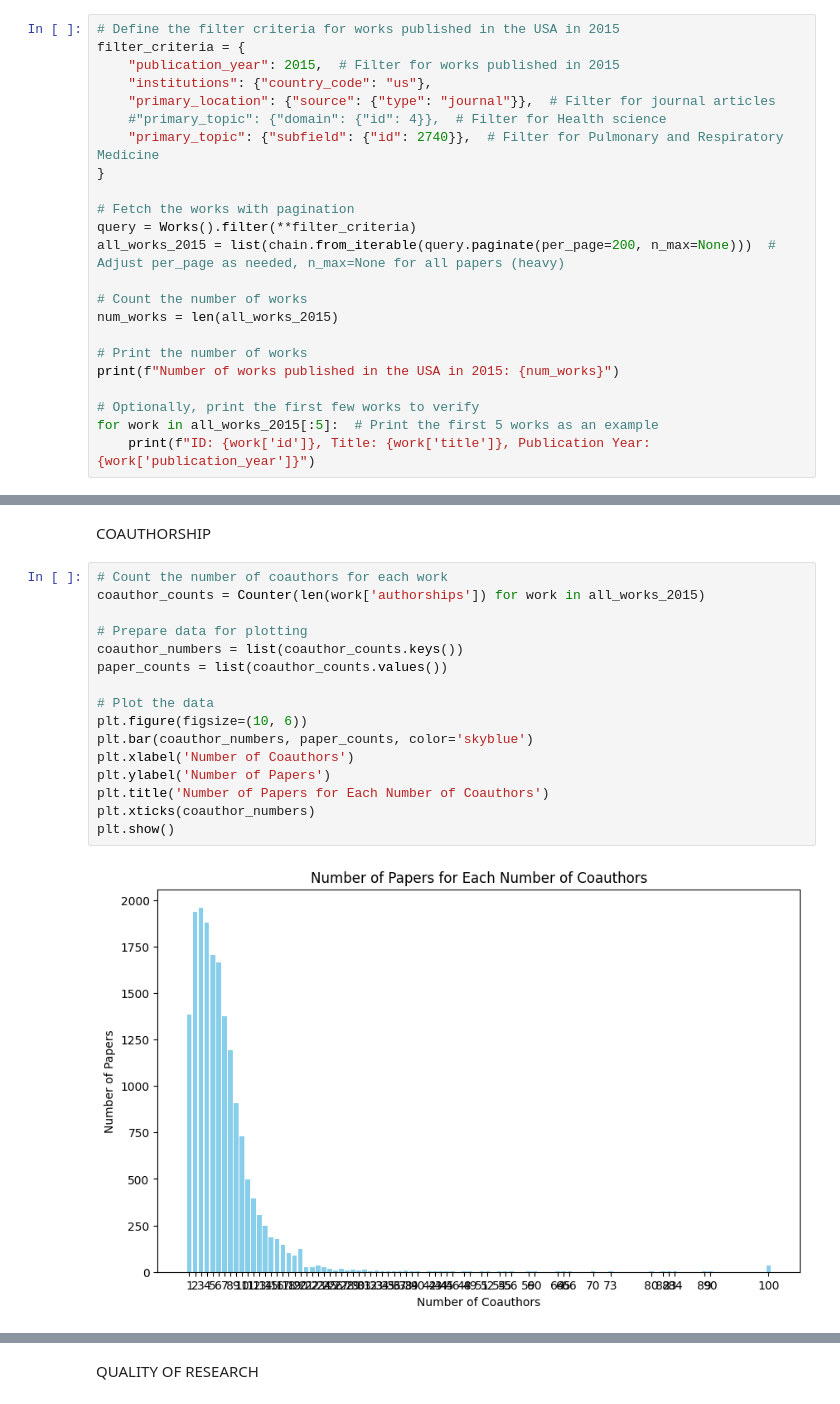
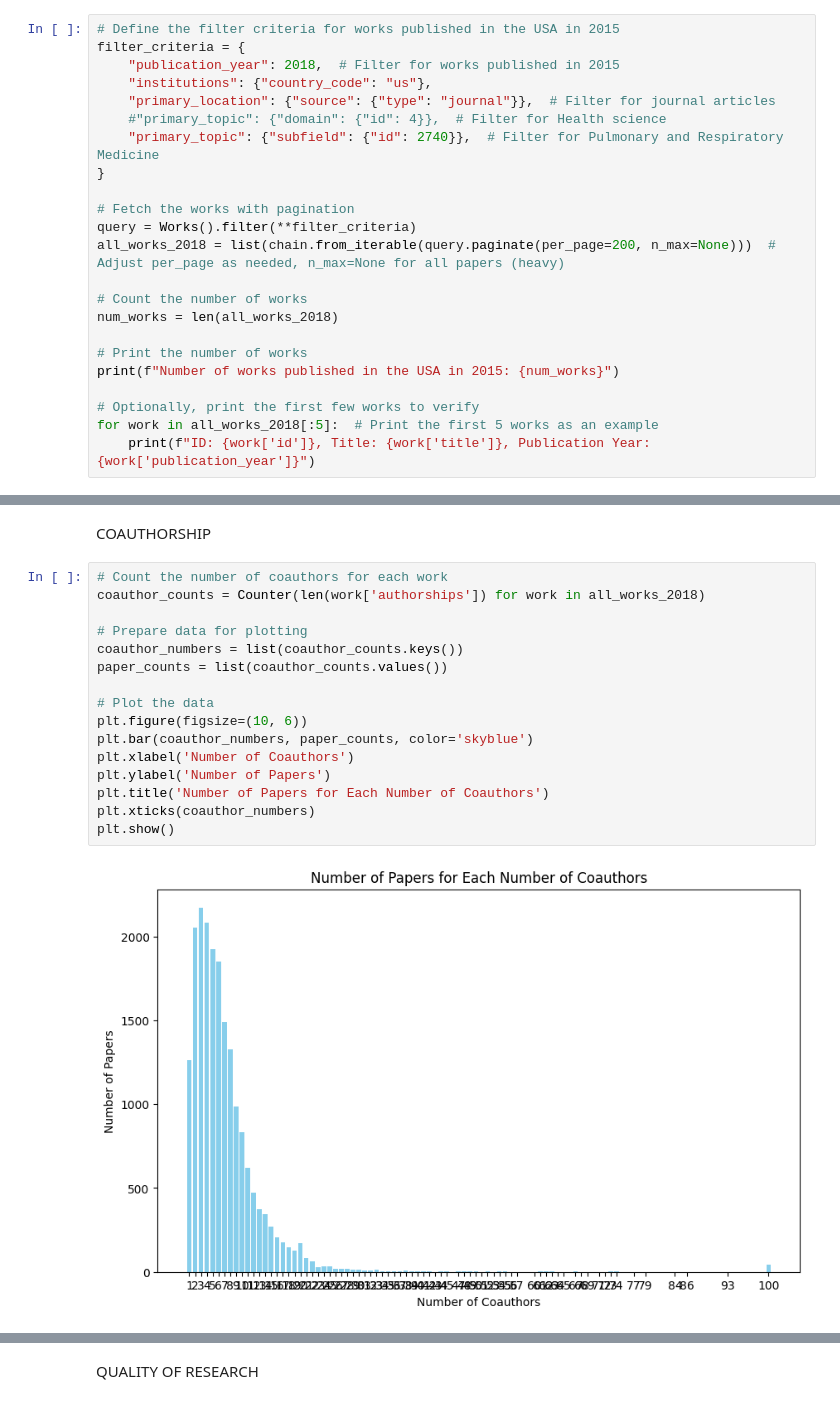
Before and after one commit to Basso42/china-initiative-collaboration-impact, a Jupyter notebook: notebooks/ChinaUSA_science.ipynb, the cells around one changed output, grey strips where cells are left out. Drawn from its saved outputs; the diff is of its cells as text.

Commit message:
Update: graph construction

```diff
--- a/notebooks/ChinaUSA_science.ipynb
+++ b/notebooks/ChinaUSA_science.ipynb
@@ -60,7 +59,7 @@ ID: https://openalex.org/T13033, Display Name: Social Sciences and Governance, D
 # %%
 # Define the filter criteria for works published in the USA in 2015
 filter_criteria = {
-    "publication_year": 2015,  # Filter for works published in 2015
+    "publication_year": 2018,  # Filter for works published in 2015
     "institutions": {"country_code": "us"},
     "primary_location": {"source": {"type": "journal"}},  # Filter for journal articles
     #"primary_topic": {"domain": {"id": 4}},  # Filter for Health science
@@ -69,15 +68,15 @@ filter_criteria = {
 
 # Fetch the works with pagination
 query = Works().filter(**filter_criteria)
-all_works_2015 = list(chain.from_iterable(query.paginate(per_page=200, n_max=None)))  # Adjust per_page as needed, n_max=None for all papers (heavy)
+all_works_2018 = list(chain.from_iterable(query.paginate(per_page=200, n_max=None)))  # Adjust per_page as needed, n_max=None for all papers (heavy)
 
 # Count the number of works
-num_works = len(all_works_2015)
+num_works = len(all_works_2018)
 
 # Print the number of works
 print(f"Number of works published in the USA in 2015: {num_works}")
 
 # Optionally, print the first few works to verify
-for work in all_works_2015[:5]:  # Print the first 5 works as an example
+for work in all_works_2018[:5]:  # Print the first 5 works as an example
     print(f"ID: {work['id']}, Title: {work['title']}, Publication Year: {work['publication_year']}")
 # %% [output]
@@ -99,20 +98,20 @@ Number of unique work IDs: 17294
 COAUTHORSHIP
 # %%
 # Count the number of coauthors for each work
-coauthor_counts = Counter(len(work['authorships']) for work in all_works_2015)
+coauthor_counts = Counter(len(work['authorships']) for work in all_works_2018)
 
 # Prepare data for plotting
 coauthor_numbers = list(coauthor_counts.keys())
 paper_counts = list(coauthor_counts.values())
 
 # Plot the data
 plt.figure(figsize=(10, 6))
 plt.bar(coauthor_numbers, paper_counts, color='skyblue')
 plt.xlabel('Number of Coauthors')
 plt.ylabel('Number of Papers')
 plt.title('Number of Papers for Each Number of Coauthors')
 plt.xticks(coauthor_numbers)
 plt.show()
 # %% [output]
-[figure, old version]
+[figure, new version]
 # %%
```
Also changed, not shown: parts of 36 cells of this notebook.
